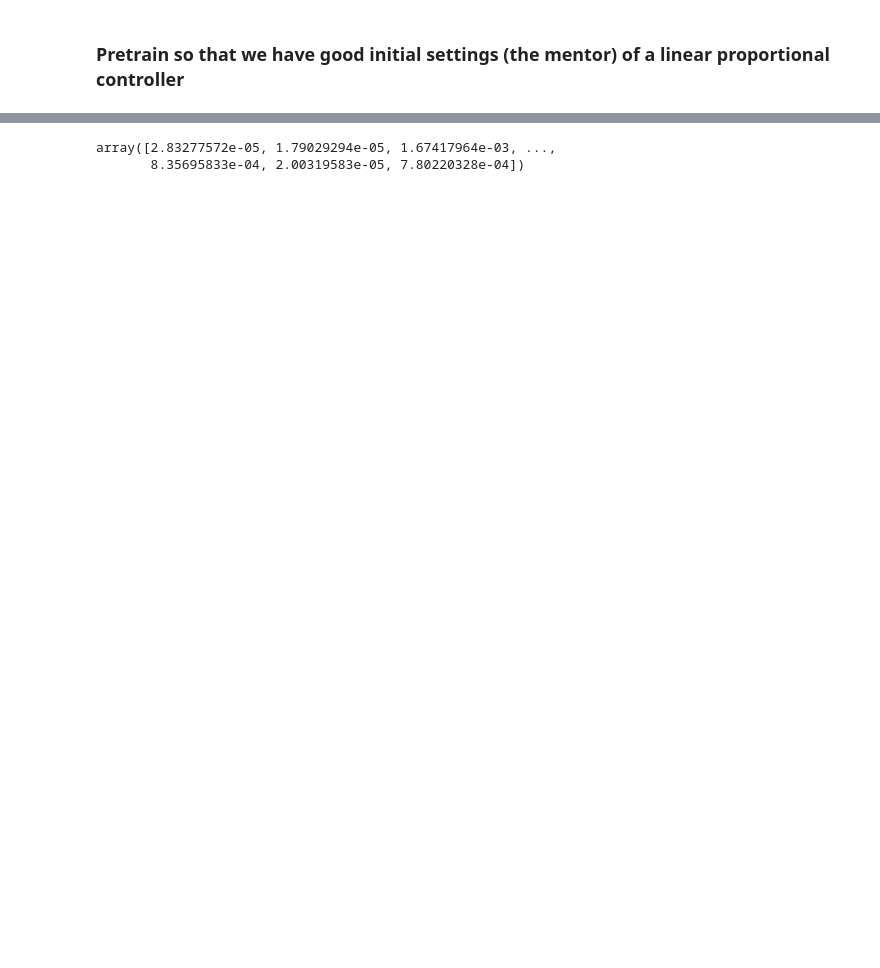
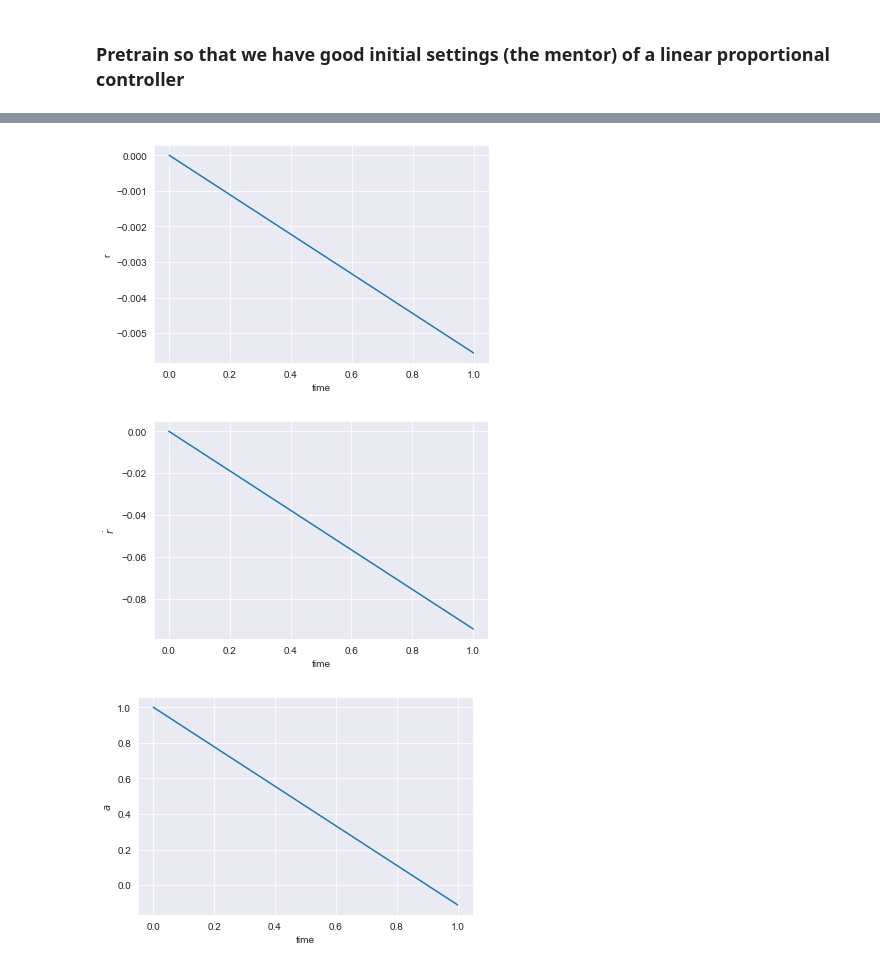
Before and after one commit to BVPhD/RL_scratch, a Jupyter notebook: Hover_at_height.ipynb, the cells around one changed output, grey strips where cells are left out. Drawn from its saved outputs; the diff is of its cells as text; code cells hidden in the pictures; blank space fills up the shorter version.

```diff
--- a/Hover_at_height.ipynb
+++ b/Hover_at_height.ipynb
@@ -496,5 +492,29 @@ ValueError: all the input arrays must have same number of dimensions, but the ar
-# %%
-batch_states
-# %% [output]
-array([2.83277572e-05, 1.79029294e-05, 1.67417964e-03, ...,
-       8.35695833e-04, 2.00319583e-05, 7.80220328e-04])
+# %%
+s = test_env.reset()
+
+while True:
+    s_v = torch.FloatTensor([s]).to(device)
+    mu_v, var_v, _ = policy_net(s_v)
+    a = mu_v.data.cpu().numpy()[0]
+    s, r, d, _ = test_env.step(a)
+    if d:
+        break
+
+plt.plot(test_env.trajectory[:,0])
+plt.ylabel('r')
+plt.xlabel('time')
+plt.show();
+
+plt.plot(test_env.trajectory[:,1])
+plt.ylabel('$\dot{r}$')
+plt.xlabel('time')
+plt.show();
+
+plt.plot(test_env.trajectory[:,2])
+plt.ylabel('$a$')
+plt.xlabel('time')
+plt.show();
+# %% [output]
+[figure, added]
+[figure, added]
+[figure, added]
```
Also changed, not shown: parts of 16 cells of this notebook.
